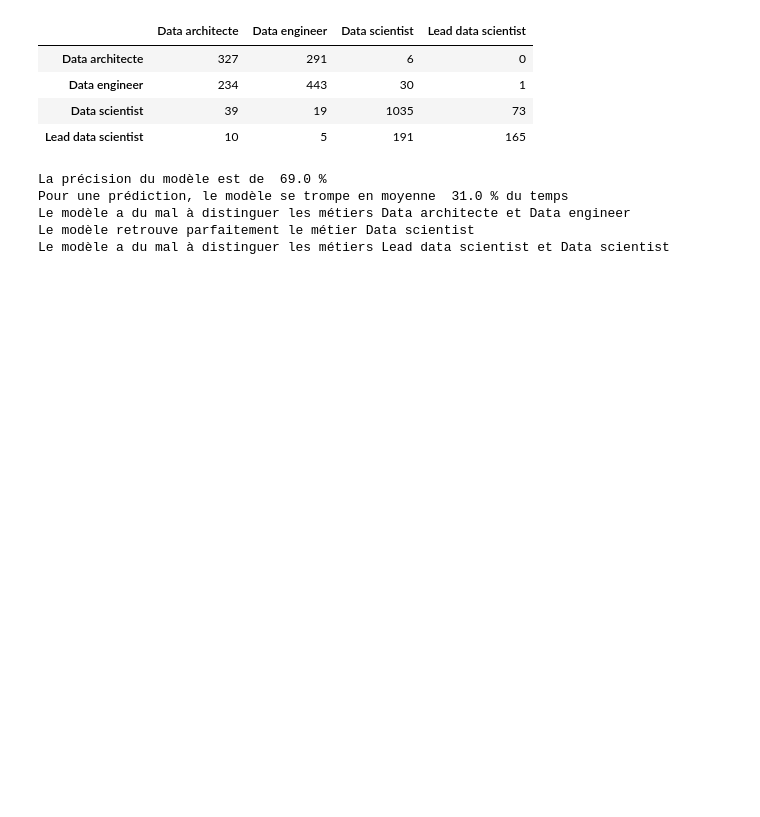
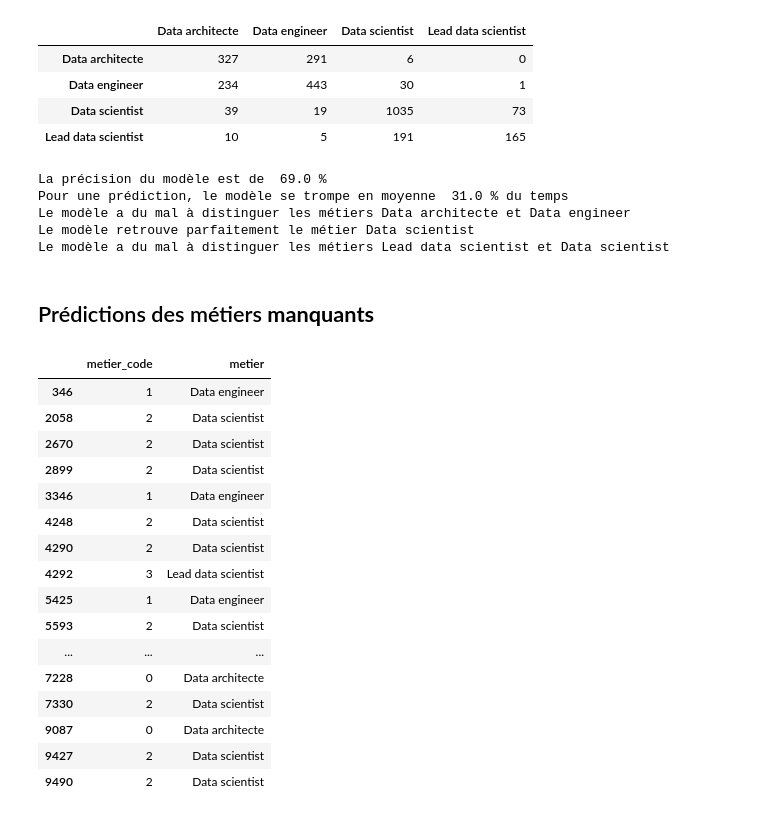
Before and after one commit to hansglick/test_aquila, a Jupyter notebook: notebooks/Test_Technique_ML.ipynb, the cells around one changed output. Cells and saved outputs as stored; diff of their text form; code cells hidden in the pictures; blank space fills up the shorter version.

```diff
--- a/notebooks/Test_Technique_ML.ipynb
+++ b/notebooks/Test_Technique_ML.ipynb
@@ -387,6 +387,7 @@ On entraîne un modèle afin de prédire le métier. A propos du modèle :
   * Exp_label
   * Top 8 Technologies
 # %%
+# Préparation des données
 diplome_experience_df_to_add = pd.get_dummies(df[["Diplome","Exp_label"]])
 all_dataframes = (diplome_experience_df_to_add, tech_df_to_add)
 X = pd.concat(all_dataframes,axis = 1)
@@ -394,3 +395,8 @@ y = df.Metier.astype("category").cat.codes
 code_meanings = pd.Series(df.Metier.loc[y>-1].unique()).sort_values().reset_index(drop = True)
 clean_y = y.loc[y>-1]
 clean_X = X.loc[y>-1]
+topredict_X = X.loc[y==-1]
+X_train, X_test, y_train, y_test = train_test_split(clean_X,
+                                                    clean_y,
+                                                    test_size=0.3,
+                                                    random_state=0)
@@ -401,0 +403,3 @@ X_train, X_test, y_train, y_test = train_test_split(clean_X,
+# %%
+# Définition du modèle
+logisiticmodel = LogisticRegression(solver = "newton-cg",multi_class = "multinomial")
@@ -402,6 +414,5 @@ X_train, X_test, y_train, y_test = train_test_split(clean_X,
 # %%
-logisiticmodel = LogisticRegression(solver = "newton-cg",multi_class = "multinomial",)
-logisiticmodel.fit(X_train, y_train)
+# Métriques performances
 predictions = logisiticmodel.predict(X_test)
 score = logisiticmodel.score(X_test, y_test)
 confusion_matrix = metrics.confusion_matrix(y_test, predictions)
@@ -431,3 +442,32 @@ Pour une prédiction, le modèle se trompe en moyenne  31.0 % du temps
 Le modèle a du mal à distinguer les métiers Data architecte et Data engineer
 Le modèle retrouve parfaitement le métier Data scientist
 Le modèle a du mal à distinguer les métiers Lead data scientist et Data scientist
+# %% [markdown]
+## Prédictions des métiers __manquants__
+# %%
+predicted_metiers_code = pd.Series(logisiticmodel.predict(topredict_X))
+predictions_df = predicted_metiers_code.\
+to_frame(name ="metier_code").\
+set_index(topredict_X.index.values).\
+merge(right = code_meanings.to_frame(name="metier"),
+                    how="left",left_on="metier_code",right_index=True)
+# %%
+predictions_df
+# %% [output]
+|  | metier_code | metier |
+| 346 | 1 | Data engineer |
+| 2058 | 2 | Data scientist |
+| 2670 | 2 | Data scientist |
+| 2899 | 2 | Data scientist |
+| 3346 | 1 | Data engineer |
+| 4248 | 2 | Data scientist |
+| 4290 | 2 | Data scientist |
+| 4292 | 3 | Lead data scientist |
+| 5425 | 1 | Data engineer |
+| 5593 | 2 | Data scientist |
+| ... | ... | ... |
+| 7228 | 0 | Data architecte |
+| 7330 | 2 | Data scientist |
+| 9087 | 0 | Data architecte |
+| 9427 | 2 | Data scientist |
+| 9490 | 2 | Data scientist |
```
Also changed, not shown: parts of 4 cells of this notebook.
